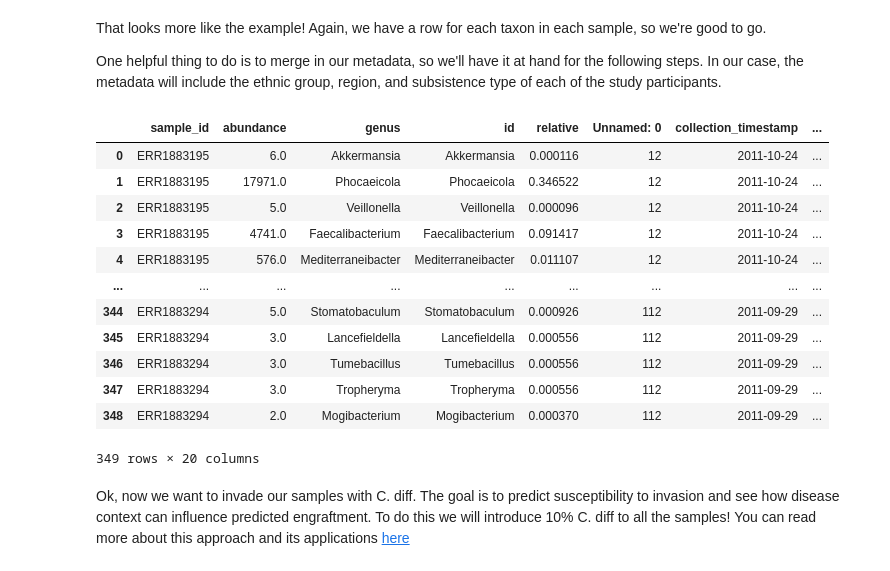
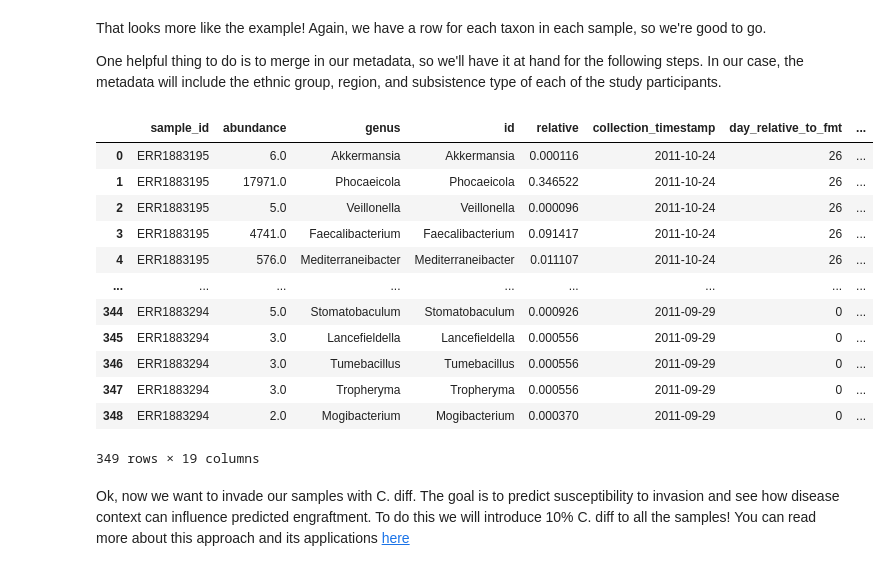
Before and after one commit to Gibbons-Lab/isb_course_2023, a Jupyter notebook: micom_2023_solutions.ipynb, the cells around one changed output. Cells and saved outputs as stored; diff of their text form; code cells hidden in the pictures.

```diff
--- a/micom_2023_solutions.ipynb
+++ b/micom_2023_solutions.ipynb
@@ -81,7 +81,8 @@ Now we're all set to start building models! The data we previously collected can
 from micom.taxonomy import qiime_to_micom
 
 tax = qiime_to_micom(
-    "dada2/table.qza",
-    "taxa.qza",
+    "treasure_chest/dada/table.qza",
+    "treasure_chest/dada/taxa.qza",
     collapse_on="genus"
 )
+tax
@@ -106,23 +115,23 @@ One helpful thing to do is to merge in our metadata, so we'll have it at hand fo
 # %%
 import pandas as pd
 
-metadata = pd.read_table("data/metadata.tsv").rename(columns={"id": "sample_id"})
+metadata = pd.read_table("data/metadata.tsv").rename(columns={"sample-id": "sample_id"})
 tax = pd.merge(tax, metadata, on="sample_id")
 tax
 # %% [output]
-|  | sample_id | abundance | genus | id | relative | Unnamed: 0 | collection_timestamp | ... |
-| 0 | ERR1883195 | 6.0 | Akkermansia | Akkermansia | 0.000116 | 12 | 2011-10-24 | ... |
-| 1 | ERR1883195 | 17971.0 | Phocaeicola | Phocaeicola | 0.346522 | 12 | 2011-10-24 | ... |
-| 2 | ERR1883195 | 5.0 | Veillonella | Veillonella | 0.000096 | 12 | 2011-10-24 | ... |
-| 3 | ERR1883195 | 4741.0 | Faecalibacterium | Faecalibacterium | 0.091417 | 12 | 2011-10-24 | ... |
-| 4 | ERR1883195 | 576.0 | Mediterraneibacter | Mediterraneibacter | 0.011107 | 12 | 2011-10-24 | ... |
+|  | sample_id | abundance | genus | id | relative | collection_timestamp | day_relative_to_fmt | ... |
+| 0 | ERR1883195 | 6.0 | Akkermansia | Akkermansia | 0.000116 | 2011-10-24 | 26 | ... |
+| 1 | ERR1883195 | 17971.0 | Phocaeicola | Phocaeicola | 0.346522 | 2011-10-24 | 26 | ... |
+| 2 | ERR1883195 | 5.0 | Veillonella | Veillonella | 0.000096 | 2011-10-24 | 26 | ... |
+| 3 | ERR1883195 | 4741.0 | Faecalibacterium | Faecalibacterium | 0.091417 | 2011-10-24 | 26 | ... |
+| 4 | ERR1883195 | 576.0 | Mediterraneibacter | Mediterraneibacter | 0.011107 | 2011-10-24 | 26 | ... |
 | ... | ... | ... | ... | ... | ... | ... | ... | ... |
-| 344 | ERR1883294 | 5.0 | Stomatobaculum | Stomatobaculum | 0.000926 | 112 | 2011-09-29 | ... |
-| 345 | ERR1883294 | 3.0 | Lancefieldella | Lancefieldella | 0.000556 | 112 | 2011-09-29 | ... |
-| 346 | ERR1883294 | 3.0 | Tumebacillus | Tumebacillus | 0.000556 | 112 | 2011-09-29 | ... |
-| 347 | ERR1883294 | 3.0 | Tropheryma | Tropheryma | 0.000556 | 112 | 2011-09-29 | ... |
-| 348 | ERR1883294 | 2.0 | Mogibacterium | Mogibacterium | 0.000370 | 112 | 2011-09-29 | ... |
+| 344 | ERR1883294 | 5.0 | Stomatobaculum | Stomatobaculum | 0.000926 | 2011-09-29 | 0 | ... |
+| 345 | ERR1883294 | 3.0 | Lancefieldella | Lancefieldella | 0.000556 | 2011-09-29 | 0 | ... |
+| 346 | ERR1883294 | 3.0 | Tumebacillus | Tumebacillus | 0.000556 | 2011-09-29 | 0 | ... |
+| 347 | ERR1883294 | 3.0 | Tropheryma | Tropheryma | 0.000556 | 2011-09-29 | 0 | ... |
+| 348 | ERR1883294 | 2.0 | Mogibacterium | Mogibacterium | 0.000370 | 2011-09-29 | 0 | ... |
-349 rows × 20 columns
+349 rows × 19 columns
 # %% [markdown]
 Ok, now we want to invade our samples with C. diff. The goal is to predict susceptibility to invasion and see how disease context can influence predicted engraftment. To do this we will introduce 10% C. diff to all the samples! You can read more about this approach and its applications [here](https://www.biorxiv.org/content/10.1101/2023.04.28.538771v2)
 # %%
```
Also changed, not shown: parts of 20 cells of this notebook, 1 other file.
